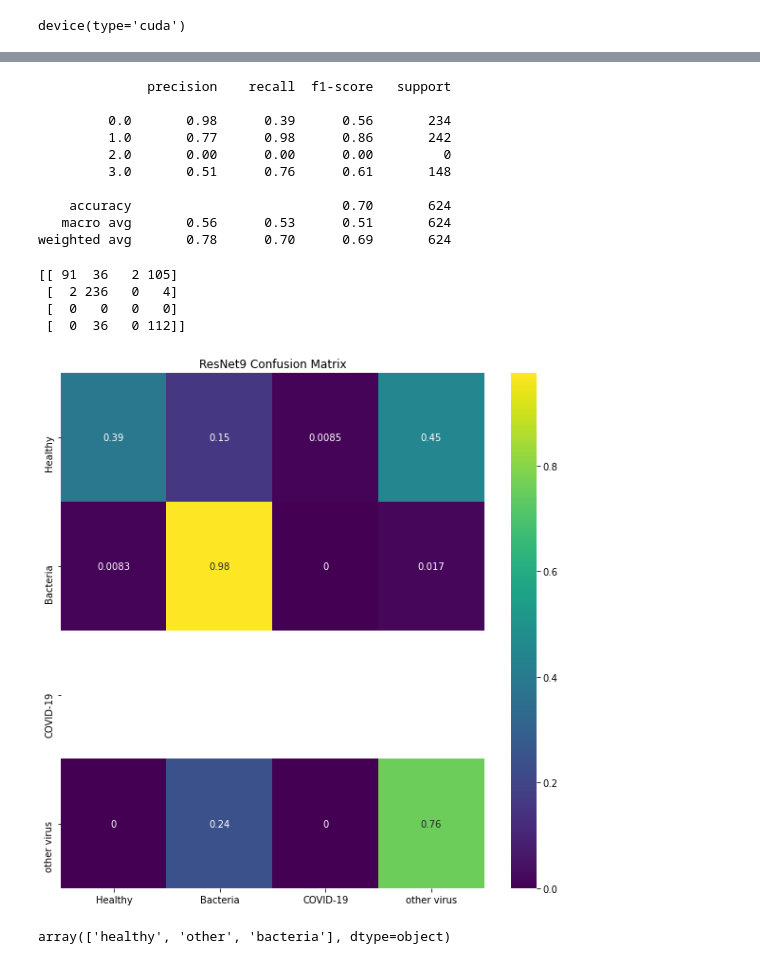
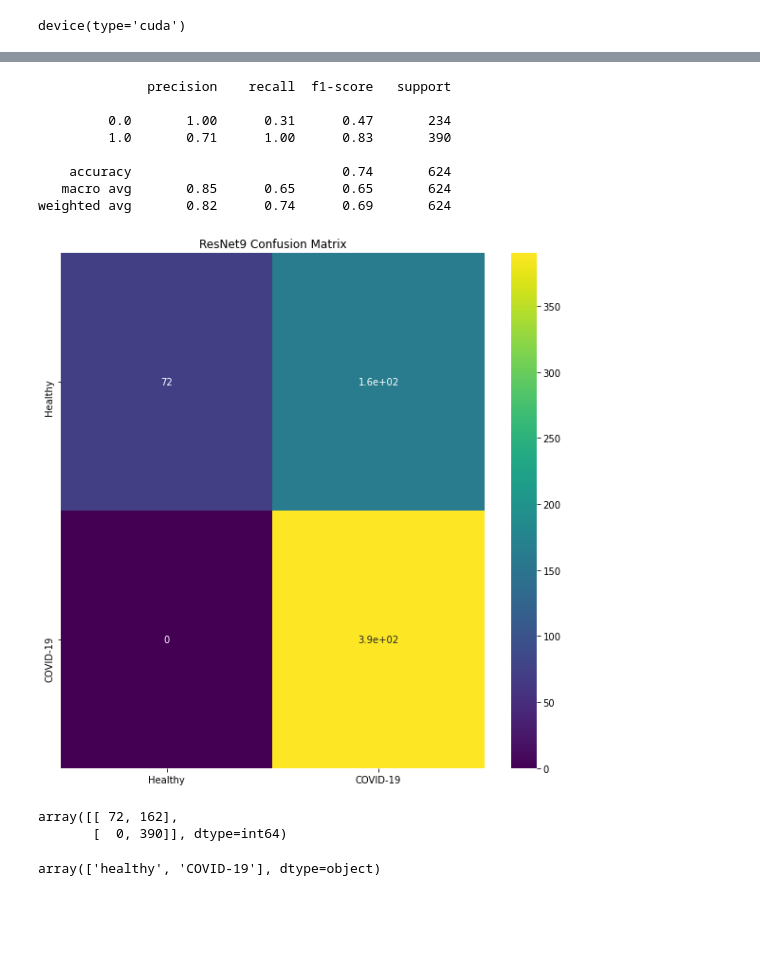
Before and after one commit to archeltaneka/stanford-xcs229ii-project, a Jupyter notebook: project_playground.ipynb, the cells around one changed output, grey strips where cells are left out. Cells and saved outputs as stored; diff of their text form; code cells hidden in the pictures; blank space fills up the shorter version.

```diff
--- a/project_playground.ipynb
+++ b/project_playground.ipynb
@@ -99,14 +99,14 @@ Training data: (5286, 6)
 Testing data: (624, 6)
 # %%
 df_train.loc[df_train['Label'].eq('Normal'), 'class'] = 'healthy'
-df_train.loc[(df_train['class'].ne('healthy') & df_train['Label_1_Virus_category'].eq('bacteria')), 'class'] = 'bacteria';
+df_train.loc[(df_train['class'].ne('healthy') & df_train['Label_1_Virus_category'].eq('bacteria')), 'class'] = 'COVID-19';
 df_train.loc[(df_train['class'].ne('healthy') & df_train['class'].ne('bacteria') & df_train['Label_2_Virus_category'].eq('COVID-19')), 'class'] = 'COVID-19';
-df_train.loc[(df_train['class'].ne('healthy') & df_train['class'].ne('bacteria') & df_train['class'].ne('COVID-19')), 'class'] = 'other';
+df_train.loc[(df_train['class'].ne('healthy') & df_train['class'].ne('bacteria') & df_train['class'].ne('COVID-19')), 'class'] = 'COVID-19';
 
 df_test.loc[df_test['Label'].eq('Normal'), 'class'] = 'healthy'
-df_test.loc[(df_test['class'].ne('healthy') & df_test['Label_1_Virus_category'].eq('bacteria')), 'class'] = 'bacteria';
+df_test.loc[(df_test['class'].ne('healthy') & df_test['Label_1_Virus_category'].eq('bacteria')), 'class'] = 'COVID-19';
 df_test.loc[(df_test['class'].ne('healthy') & df_test['class'].ne('bacteria') & df_test['Label_2_Virus_category'].eq('COVID-19')), 'class'] = 'COVID-19';
-df_test.loc[(df_test['class'].ne('healthy') & df_test['class'].ne('bacteria') & df_test['class'].ne('COVID-19')), 'class'] = 'other';
+df_test.loc[(df_test['class'].ne('healthy') & df_test['class'].ne('bacteria') & df_test['class'].ne('COVID-19')), 'class'] = 'COVID-19';
 
 print(df_train['class'].value_counts())
 print(df_test['class'].value_counts())
@@ -131,7 +128,7 @@ Try using .loc[row_indexer,col_indexer] = value instead
 See the caveats in the documentation: https://pandas.pydata.org/pandas-docs/stable/user_guide/indexing.html#returning-a-view-versus-a-copy
   self._setitem_single_column(loc, value, pi)
 # %%
-target_dict = {'healthy': 0, 'bacteria': 1, 'COVID-19': 2, 'other': 3}
+target_dict = {'healthy': 0, 'COVID-19': 1}
 df_train['target'] = df_train['class'].map(target_dict)
 df_test['target'] = df_test['class'].map(target_dict)
 
@@ -482,12 +485,12 @@ def train(num_epochs, max_lr, train_loader, val_loader, model,
     return history
 # %%
 load_saved_model = False
-model = to_device(ResNet9(3, 4), device)
+model = to_device(ResNet9(3, 2), device)
 if load_saved_model:
     model.load_state_dict(torch.load('resnet9.pth'))
 
-num_epochs = 10
-lr = 1e-2
+num_epochs = 5
+lr = 1e-3
 grad_clip = 0.1
 weight_decay = 1e-4
 optimizer = torch.optim.Adam
@@ -592,33 +590,29 @@ print(classification_report(targets, preds))
 # %% [output]
               precision    recall  f1-score   support
 
-         0.0       0.98      0.39      0.56       234
-         1.0       0.77      0.98      0.86       242
-         2.0       0.00      0.00      0.00         0
-         3.0       0.51      0.76      0.61       148
+         0.0       1.00      0.31      0.47       234
+         1.0       0.71      1.00      0.83       390
 
-    accuracy                           0.70       624
-   macro avg       0.56      0.53      0.51       624
-weighted avg       0.78      0.70      0.69       624
+    accuracy                           0.74       624
+   macro avg       0.85      0.65      0.65       624
+weighted avg       0.82      0.74      0.69       624
-# %%
-print(confusion_matrix(targets, preds))
-# %% [output]
-[[ 91  36   2 105]
- [  2 236   0   4]
- [  0   0   0   0]
- [  0  36   0 112]]
 # %%
 con_mat = confusion_matrix(targets, preds)
-con_mat = con_mat.astype('float') / con_mat.sum(axis=1)[:, np.newaxis]
+# con_mat = con_mat.astype('float') / con_mat.sum(axis=1)[:, np.newaxis]
 plt.figure(figsize = (10,10))
 plt.title('ResNet9 Confusion Matrix')
 sns.heatmap(con_mat, cmap='viridis',
-            yticklabels=['Healthy', 'Bacteria','COVID-19','other virus'],
-            xticklabels=['Healthy', 'Bacteria','COVID-19','other virus'],
+            yticklabels=['Healthy', 'COVID-19'],
+            xticklabels=['Healthy', 'COVID-19'],
             annot=True);
 # %% [output]
-[figure, old version]
+[figure, new version]
+# %%
+con_mat
+# %% [output]
+array([[ 72, 162],
+       [  0, 390]], dtype=int64)
 # %%
 df_test['class'].unique()
 # %% [output]
-array(['healthy', 'other', 'bacteria'], dtype=object)
+array(['healthy', 'COVID-19'], dtype=object)
```
Also changed, not shown: parts of 10 cells of this notebook.
